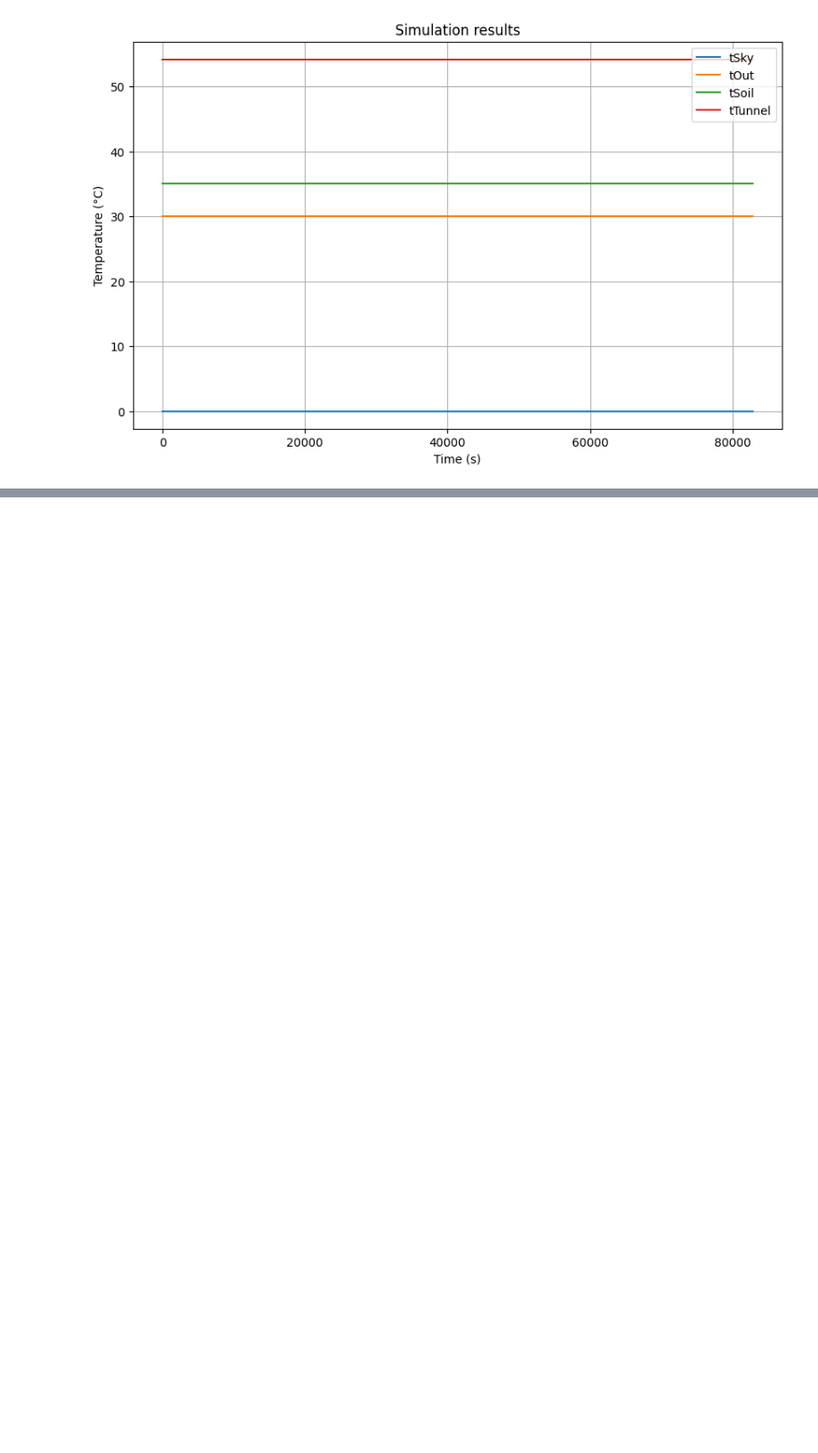
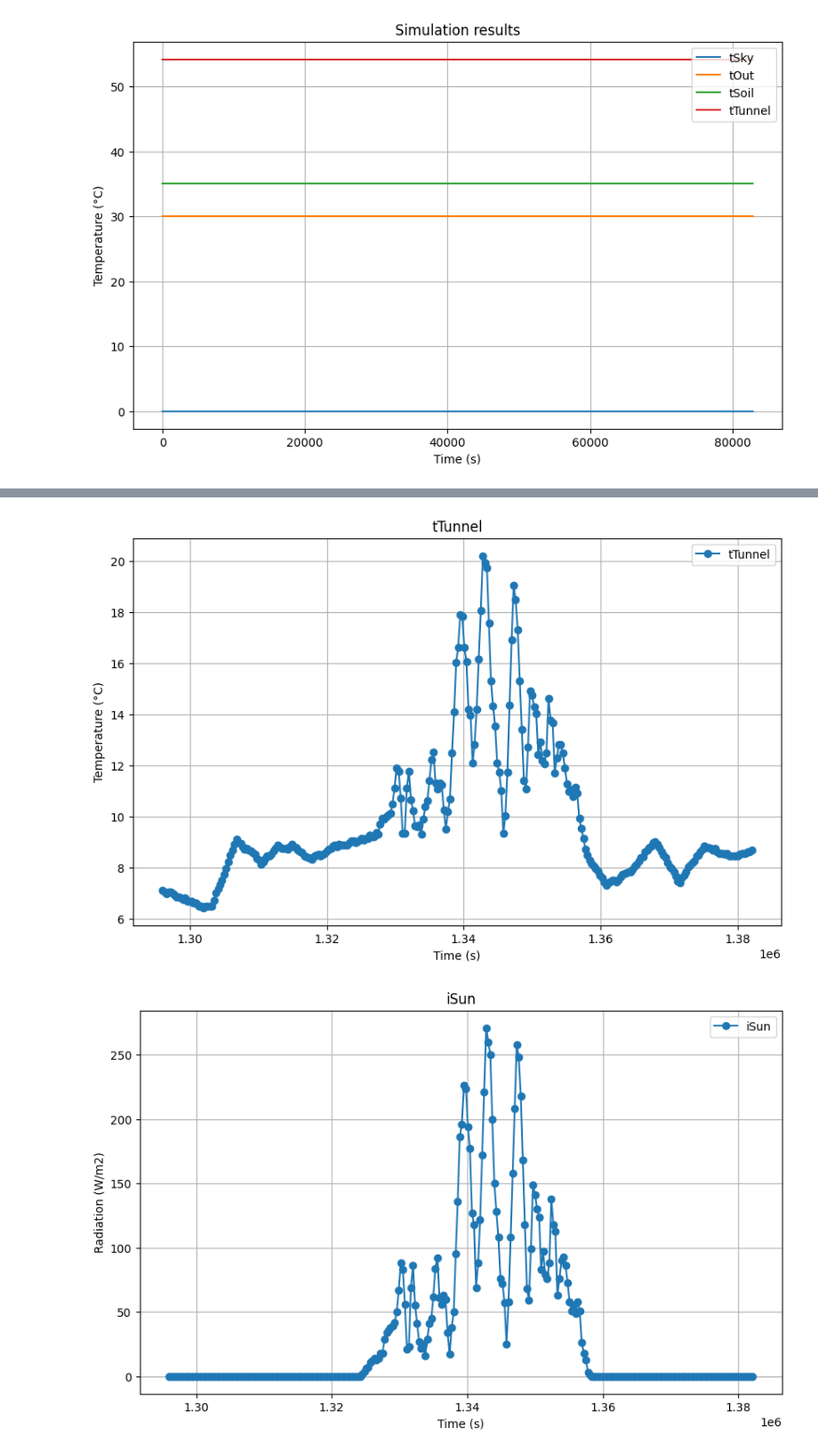
Before and after one commit to davkat1/intro_gh_modelling_draft, a Jupyter notebook: notebooks/02_tunnel_model_in_greenlight.ipynb, the cells around one changed output, grey strips where cells are left out. Shown at 89% size. Saved outputs shown, nothing was run; the diff lists cells and outputs as text; code cells hidden in the pictures; blank space fills up the shorter version.

```diff
--- a/notebooks/02_tunnel_model_in_greenlight.ipynb
+++ b/notebooks/02_tunnel_model_in_greenlight.ipynb
@@ -322,0 +328,33 @@ plt.show()
+# %%
+""" Zoom in """
+zoomed_output = output_2
+zoomed_output.columns = variable_names
+zoomed_output = zoomed_output[zoomed_output["Time"] < 16 * 24 * 60 * 60]
+
+chosen_vars = ["tTunnel"]
+
+plt.figure(figsize=(10, 6))
+
+for var in chosen_vars:
+    plt.plot(zoomed_output["Time"], zoomed_output[var], '-o', label=var)
+
+plt.xlabel("Time (s)")
+plt.ylabel("Temperature (°C)")
+plt.title("tTunnel")
+plt.legend()
+plt.grid(True)
+plt.show()
+
+plt.figure(figsize=(10, 6))
+
+plt.plot(zoomed_output["Time"], zoomed_output["iSun"], '-o', label="iSun")
+
+plt.xlabel("Time (s)")
+plt.ylabel("Radiation (W/m2)")
+plt.title("iSun")
+plt.legend()
+plt.grid(True)
+plt.show()
+# %% [output]
+[figure, added]
+[figure, added]
```
Also changed, not shown: parts of 8 cells of this notebook, 2 other files.
